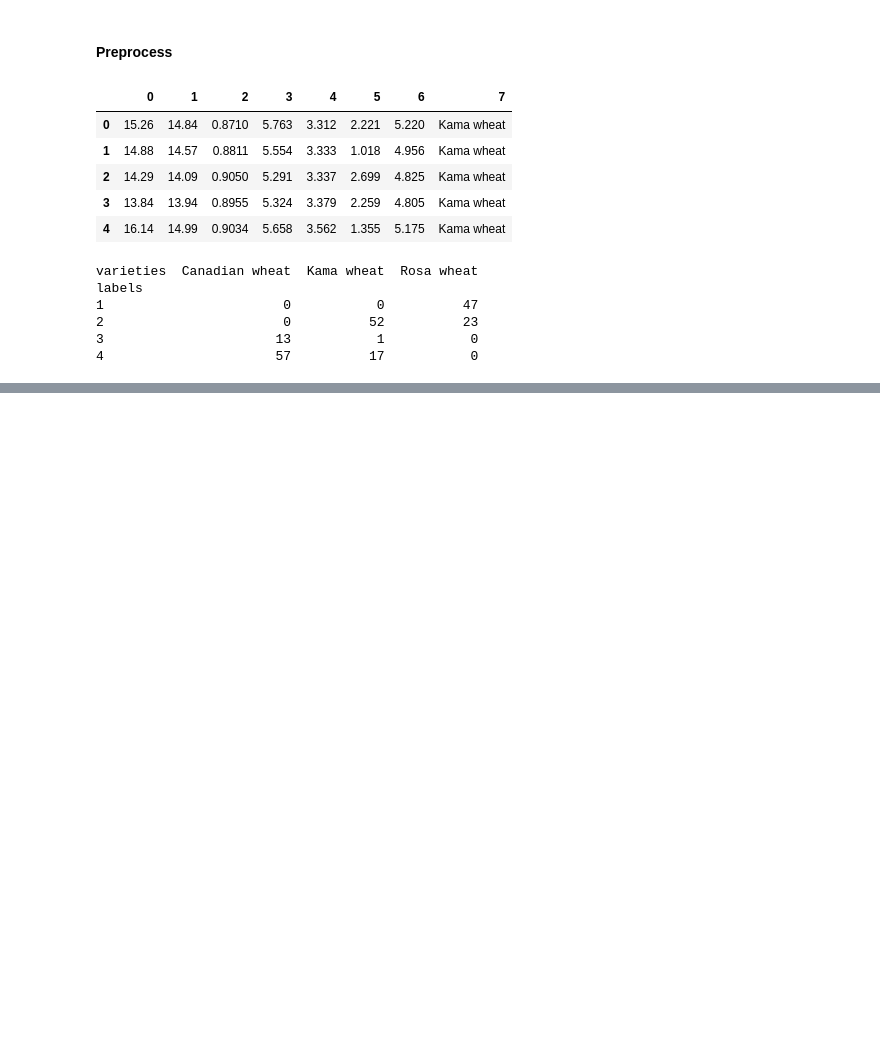
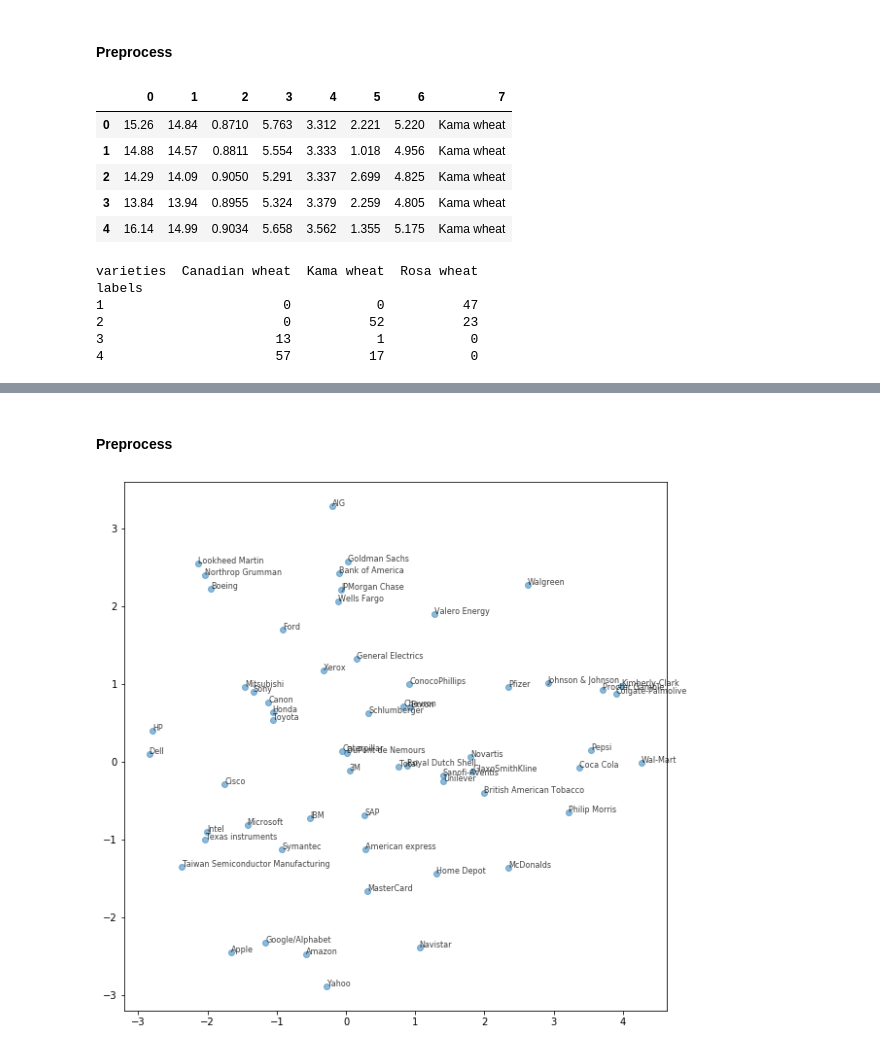
Before and after one commit to goodboychan/datacamp_repo, a Jupyter notebook: Unsupervised.Learning.in.Python/Visualization-with-hierarchical-clustering-and-t-SNE.ipynb, the cells around one changed output, grey strips where cells are left out. Saved outputs shown, nothing was run; the diff lists cells and outputs as text; code cells hidden in the pictures; blank space fills up the shorter version.

```diff
--- a/Unsupervised.Learning.in.Python/Visualization-with-hierarchical-clustering-and-t-SNE.ipynb
+++ b/Unsupervised.Learning.in.Python/Visualization-with-hierarchical-clustering-and-t-SNE.ipynb
@@ -187,0 +228,29 @@ labels
+# %% [markdown]
+#### Preprocess
+# %%
+df = pd.read_csv('./dataset/company-stock-movements-2010-2015-incl.csv', index_col=0)
+movements = df.values
+companies = df.index.values
+normalized_movements = normalize(movements)
+# %%
+# Create a TSNE instance: model
+model = TSNE(learning_rate=50)
+
+# Apply fit_transform to normalized_movements: tsne_features
+tsne_features = model.fit_transform(normalized_movements)
+
+# Select the 0th feature: xs
+xs = tsne_features[:, 0]
+
+# Select the 1st feature: ys
+ys = tsne_features[:, 1]
+
+# Scatter plot
+plt.figure(figsize=(10, 10))
+plt.scatter(xs, ys, alpha=0.5)
+
+# Annotate the points
+for x, y, company in zip(xs, ys, companies):
+    plt.annotate(company, (x, y), fontsize=8, alpha=0.75)
+# %% [output]
+[figure, added]
```
Also changed, not shown: parts of 7 cells of this notebook.
